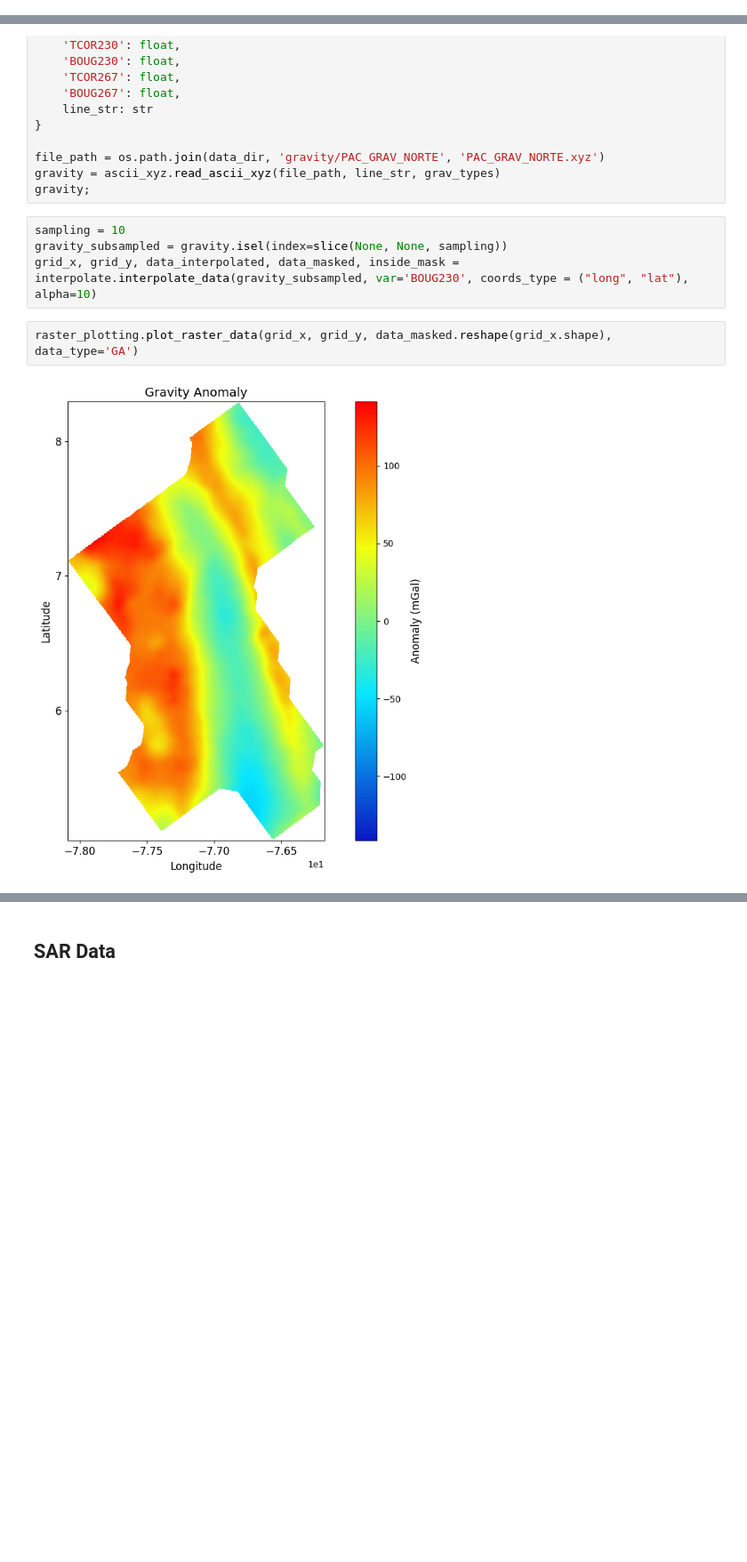
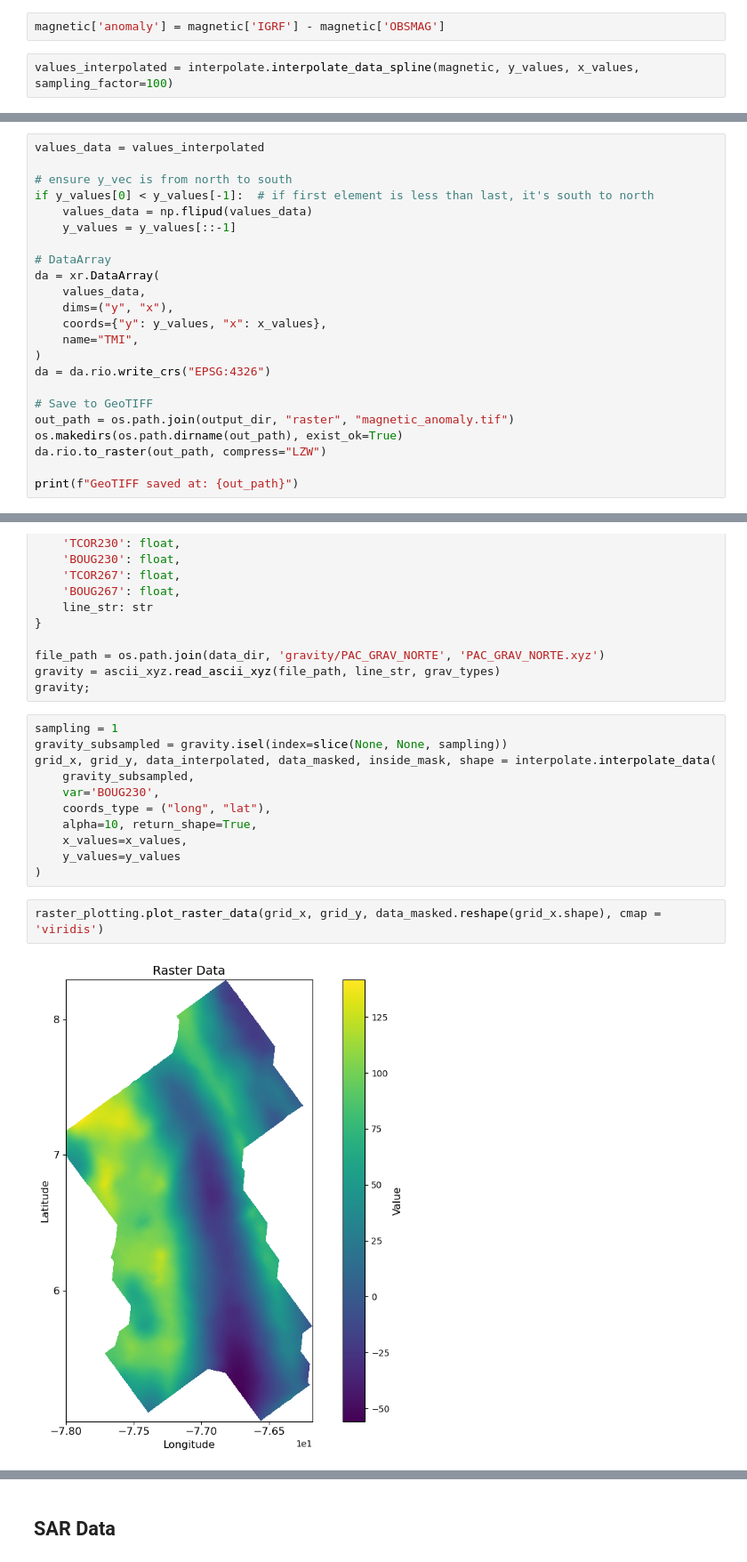
Before and after one commit to AppliedMechanics-EAFIT/lineament_detection, a Jupyter notebook: notebooks/collecting.ipynb, the cells around one changed output, grey strips where cells are left out. Shown at 89% size. Cells and saved outputs as stored; diff of their text form; blank space fills up the shorter version.

```diff
--- a/notebooks/collecting.ipynb
+++ b/notebooks/collecting.ipynb
@@ -69,0 +127,4 @@ grid_x, grid_y, data_interpolated, data_masked, inside_mask = interpolate.interp
+# %%
+magnetic['anomaly'] = magnetic['IGRF'] - magnetic['OBSMAG']
+# %%
+values_interpolated = interpolate.interpolate_data_spline(magnetic, y_values, x_values, sampling_factor=100)
@@ -73,0 +138,23 @@ raster_plotting.plot_raster_data(grid_x, grid_y, data_masked.reshape(grid_x.shap
+# %%
+values_data = values_interpolated
+
+# ensure y_vec is from north to south
+if y_values[0] < y_values[-1]:  # if first element is less than last, it's south to north
+    values_data = np.flipud(values_data)
+    y_values = y_values[::-1]
+
+# DataArray
+da = xr.DataArray(
+    values_data,
+    dims=("y", "x"),
+    coords={"y": y_values, "x": x_values},
+    name="TMI",
+)
+da = da.rio.write_crs("EPSG:4326")
+
+# Save to GeoTIFF
+out_path = os.path.join(output_dir, "raster", "magnetic_anomaly.tif")
+os.makedirs(os.path.dirname(out_path), exist_ok=True)
+da.rio.to_raster(out_path, compress="LZW")
+
+print(f"GeoTIFF saved at: {out_path}")
@@ -106,10 +265,17 @@ file_path = os.path.join(data_dir, 'gravity/PAC_GRAV_NORTE', 'PAC_GRAV_NORTE.xyz
 gravity = ascii_xyz.read_ascii_xyz(file_path, line_str, grav_types)
 gravity;
 # %%
-sampling = 10
+sampling = 1
 gravity_subsampled = gravity.isel(index=slice(None, None, sampling))
-grid_x, grid_y, data_interpolated, data_masked, inside_mask = interpolate.interpolate_data(gravity_subsampled, var='BOUG230', coords_type = ("long", "lat"), alpha=10)
+grid_x, grid_y, data_interpolated, data_masked, inside_mask, shape = interpolate.interpolate_data(
+    gravity_subsampled,
+    var='BOUG230',
+    coords_type = ("long", "lat"),
+    alpha=10, return_shape=True,
+    x_values=x_values,
+    y_values=y_values
+)
 # %%
-raster_plotting.plot_raster_data(grid_x, grid_y, data_masked.reshape(grid_x.shape), data_type='GA')
+raster_plotting.plot_raster_data(grid_x, grid_y, data_masked.reshape(grid_x.shape), cmap = 'viridis')
 # %% [output]
-[figure, old version]
+[figure, new version]
```
Also changed, not shown: parts of 62 cells of this notebook.
